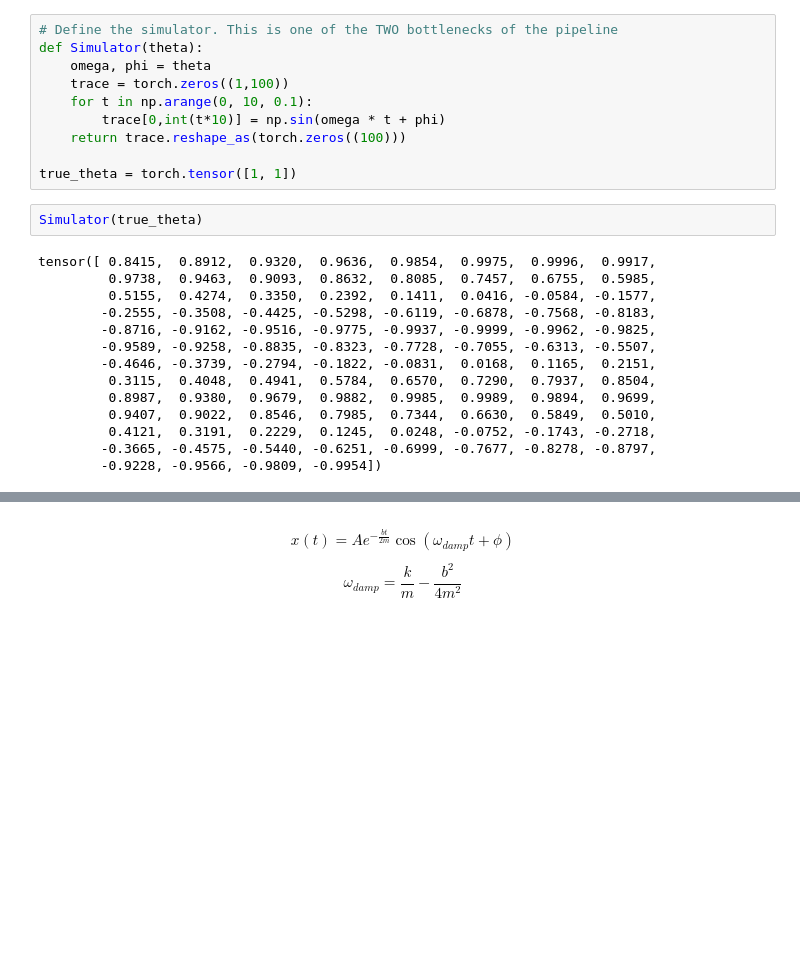
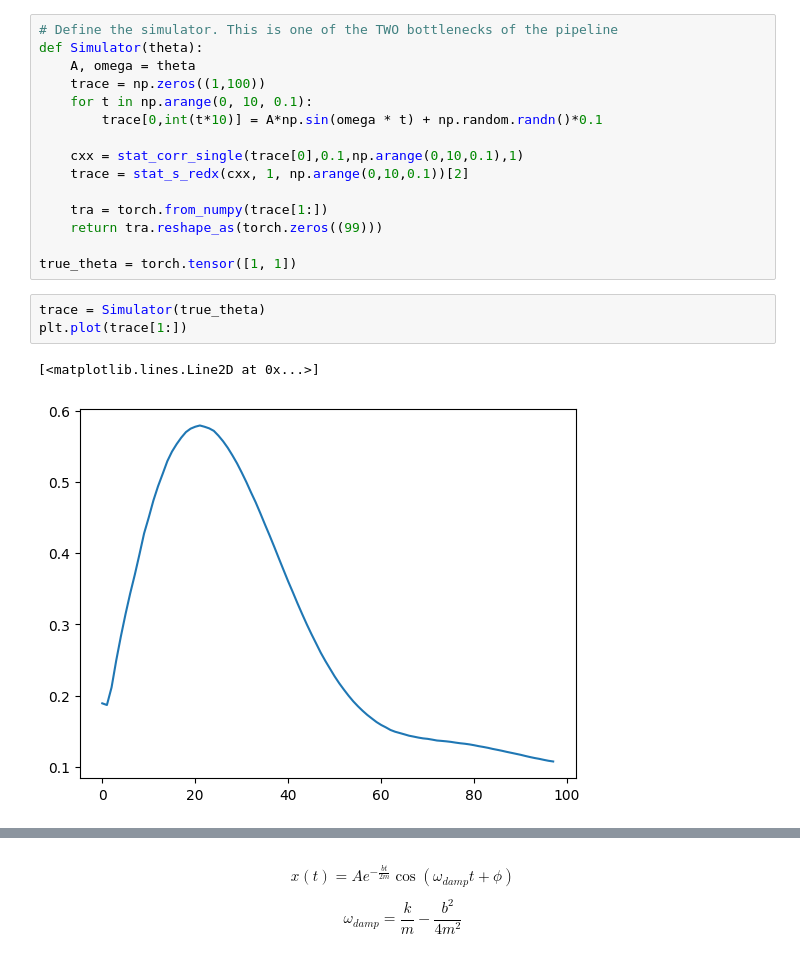
Before and after one commit to jacopocarotenuto/SBI_RedBloodCells, a Jupyter notebook: Jacopo's Experiments/DampenedOscillatore.ipynb, the cells around one changed output, grey strips where cells are left out. Cells and saved outputs as stored; diff of their text form; blank space fills up the shorter version.

```diff
--- a/Jacopo's Experiments/DampenedOscillatore.ipynb
+++ b/Jacopo's Experiments/DampenedOscillatore.ipynb
@@ -23,26 +115,21 @@ To enable the following instructions: AVX2 AVX512F AVX512_VNNI FMA, in other ope
 # %%
 # Define the simulator. This is one of the TWO bottlenecks of the pipeline
 def Simulator(theta):
-    omega, phi = theta
-    trace = torch.zeros((1,100))
+    A, omega = theta
+    trace = np.zeros((1,100))
     for t in np.arange(0, 10, 0.1):
-        trace[0,int(t*10)] = np.sin(omega * t + phi)
-    return trace.reshape_as(torch.zeros((100)))
+        trace[0,int(t*10)] = A*np.sin(omega * t) + np.random.randn()*0.1
+
+    cxx = stat_corr_single(trace[0],0.1,np.arange(0,10,0.1),1)
+    trace = stat_s_redx(cxx, 1, np.arange(0,10,0.1))[2]
+
+    tra = torch.from_numpy(trace[1:])
+    return tra.reshape_as(torch.zeros((99)))
 
 true_theta = torch.tensor([1, 1])
-# %%
-Simulator(true_theta)
-# %% [output]
-tensor([ 0.8415,  0.8912,  0.9320,  0.9636,  0.9854,  0.9975,  0.9996,  0.9917,
-         0.9738,  0.9463,  0.9093,  0.8632,  0.8085,  0.7457,  0.6755,  0.5985,
-         0.5155,  0.4274,  0.3350,  0.2392,  0.1411,  0.0416, -0.0584, -0.1577,
-        -0.2555, -0.3508, -0.4425, -0.5298, -0.6119, -0.6878, -0.7568, -0.8183,
-        -0.8716, -0.9162, -0.9516, -0.9775, -0.9937, -0.9999, -0.9962, -0.9825,
-        -0.9589, -0.9258, -0.8835, -0.8323, -0.7728, -0.7055, -0.6313, -0.5507,
-        -0.4646, -0.3739, -0.2794, -0.1822, -0.0831,  0.0168,  0.1165,  0.2151,
-         0.3115,  0.4048,  0.4941,  0.5784,  0.6570,  0.7290,  0.7937,  0.8504,
-         0.8987,  0.9380,  0.9679,  0.9882,  0.9985,  0.9989,  0.9894,  0.9699,
-         0.9407,  0.9022,  0.8546,  0.7985,  0.7344,  0.6630,  0.5849,  0.5010,
-         0.4121,  0.3191,  0.2229,  0.1245,  0.0248, -0.0752, -0.1743, -0.2718,
-        -0.3665, -0.4575, -0.5440, -0.6251, -0.6999, -0.7677, -0.8278, -0.8797,
-        -0.9228, -0.9566, -0.9809, -0.9954])
+# %%
+trace = Simulator(true_theta)
+plt.plot(trace[1:])
+# %% [output]
+[<matplotlib.lines.Line2D at 0x...>]
+[figure, added]
```
Also changed, not shown: parts of 10 cells of this notebook, 3 other files.
